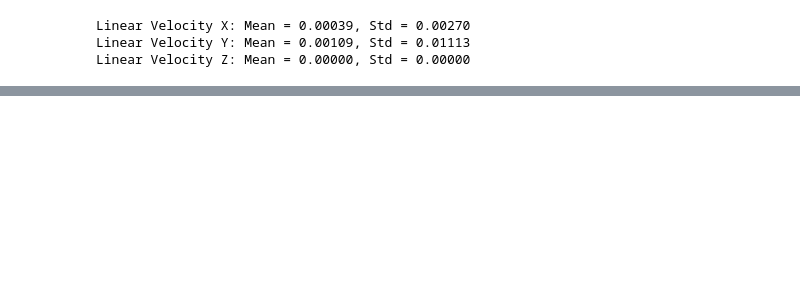
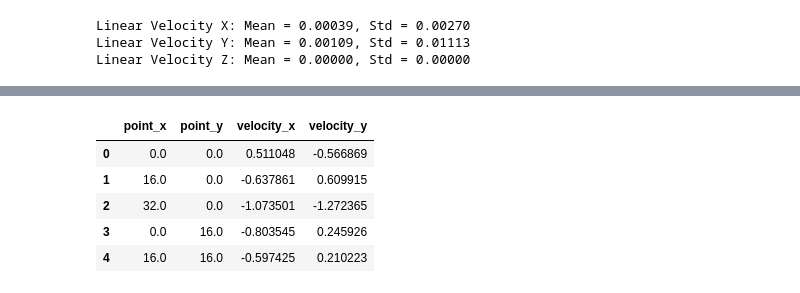
Before and after one commit to jzal03/book-opmanual-dd24, a Jupyter notebook: src/sensors_characterization/sensors_characterization.ipynb, the cells around one changed output, grey strips where cells are left out. Saved outputs shown, nothing was run; the diff lists cells and outputs as text; code cells hidden in the pictures; blank space fills up the shorter version.

```diff
--- a/src/sensors_characterization/sensors_characterization.ipynb
+++ b/src/sensors_characterization/sensors_characterization.ipynb
@@ -168,0 +225,26 @@ Linear Velocity Z: Mean = 0.00000, Std = 0.00000
+# %%
+import re
+
+def parse_flow_data(row):
+    pattern = r"point:\s+x:\s*([\d\.\-]+)\s+y:\s*([\d\.\-]+)\s*velocity:\s+x:\s*([\d\.\-]+)\s+y:\s*([\d\.\-]+)"
+    matches = re.findall(pattern, row)
+    if matches:
+        return matches
+    return []
+
+# Apply the parsing function to each row in the DataFrame and expand the results into a new DataFrame
+parsed_data = df['flow'].apply(parse_flow_data)
+parsed_flat = [item for sublist in parsed_data for item in sublist]  # Flatten the list of lists
+
+# Convert to DataFrame
+data = pd.DataFrame(parsed_flat, columns=['point_x', 'point_y', 'velocity_x', 'velocity_y'])
+data = data.astype(float)
+
+data.head()
+# %% [output]
+|  | point_x | point_y | velocity_x | velocity_y |
+| 0 | 0.0 | 0.0 | 0.511048 | -0.566869 |
+| 1 | 16.0 | 0.0 | -0.637861 | 0.609915 |
+| 2 | 32.0 | 0.0 | -1.073501 | -1.272365 |
+| 3 | 0.0 | 16.0 | -0.803545 | 0.245926 |
+| 4 | 16.0 | 16.0 | -0.597425 | 0.210223 |
```
Also changed, not shown: parts of 11 cells of this notebook, 1 other file.
